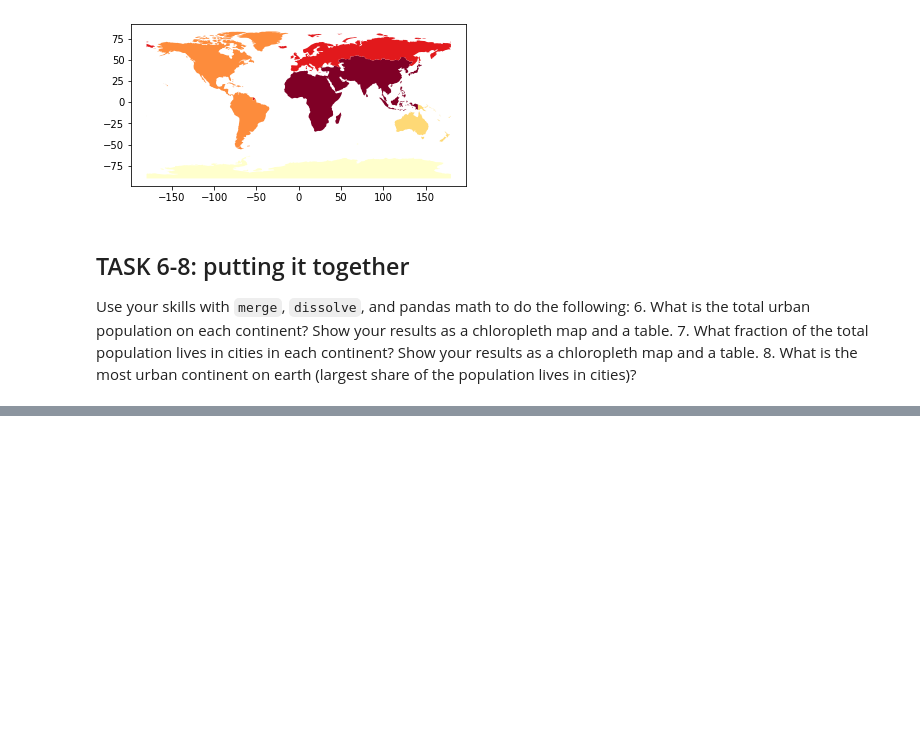
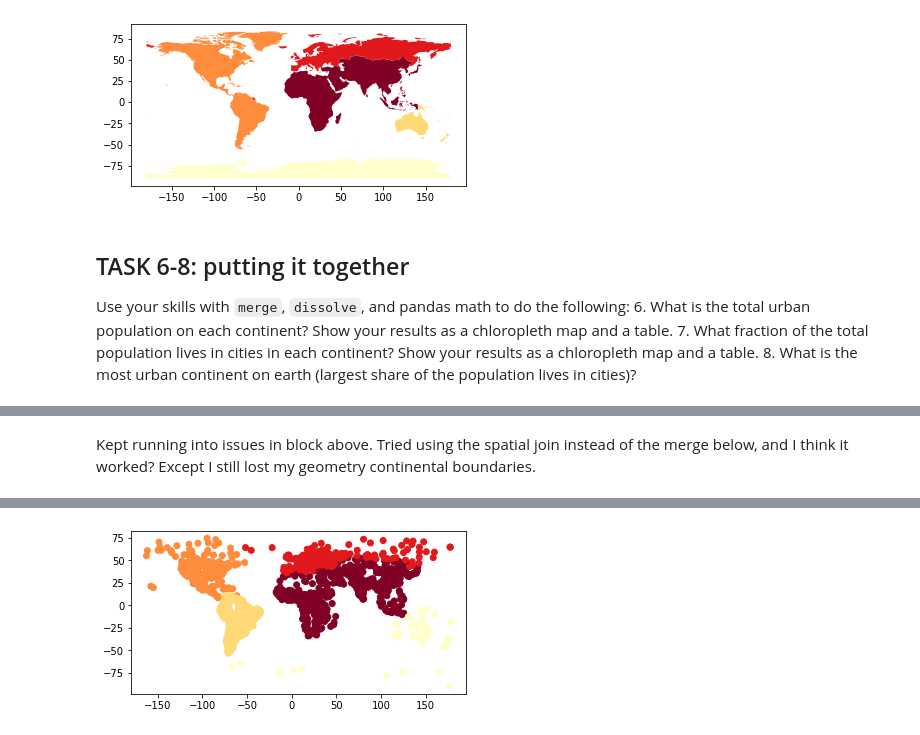
Before and after one commit to abbymwebster/EnvDatSci22, a Jupyter notebook: Copy_of_VectorData101.ipynb, the cells around one changed output, grey strips where cells are left out. Saved outputs shown, nothing was run; the diff lists cells and outputs as text; code cells hidden in the pictures; blank space fills up the shorter version.

```diff
--- a/Copy_of_VectorData101.ipynb
+++ b/Copy_of_VectorData101.ipynb
@@ -795,0 +795,11 @@ ValueError: ignored
+# %% [markdown]
+Kept running into issues in block above. Tried using the spatial join instead of the merge below, and I think it worked? Except I still lost my geometry continental boundaries.
+# %%
+##What is the total urban population on each continent? Show your results as a chloropleth map and a table.
+cities_with_continents = gpd.sjoin(cities, continents, how="inner", op='intersects')
+cities_with_continents
+cities_with_continents.columns
+sumcities = cities_with_continents.dissolve(by='continent', aggfunc='sum')
+sumcities.plot(column = 'pop_est', scheme='quantiles', cmap='YlOrRd');
+sumcities.head()
+# %% [output]
@@ -795,0 +813 @@ ValueError: ignored
+[figure, added]
```
Also changed, not shown: parts of 10 cells of this notebook.
